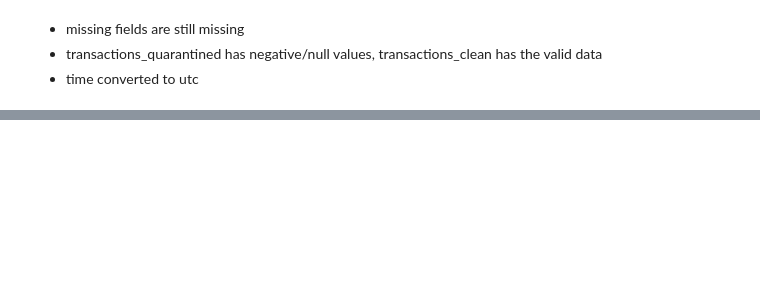
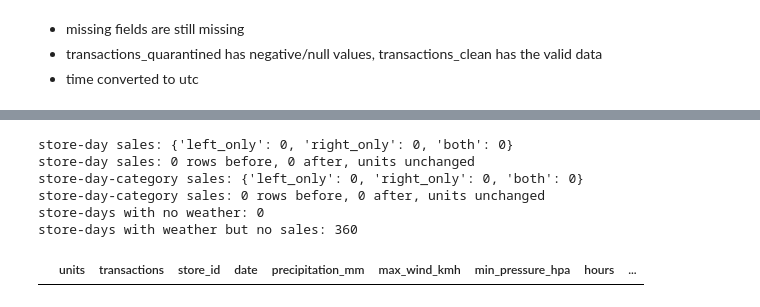
Before and after one commit to ayanrasulova/ds2002-midterm, a Jupyter notebook: notebooks/midterm_notebook.ipynb, the cells around one changed output, grey strips where cells are left out. Saved outputs shown, nothing was run; the diff lists cells and outputs as text; code cells hidden in the pictures; blank space fills up the shorter version.

```diff
--- a/notebooks/midterm_notebook.ipynb
+++ b/notebooks/midterm_notebook.ipynb
@@ -392,0 +665,36 @@ stores without coordinates: 0
+# %%
+# left join weather onto sales and check nothing changed
+def join_weather(sales_frame, name):
+    joined = sales_frame.merge(
+        weather_daily, on=["store_id", "date"], how="left",
+        validate="many_to_one", indicator=True,
+    )
+    print(f"{name}: {joined['_merge'].value_counts().to_dict()}")
+    assert len(joined) == len(sales_frame), f"{name}: join changed the row count"
+    assert not joined["_merge"].eq("right_only").any(), f"{name}: right_only rows present"
+    assert joined["units"].sum() == sales_frame["units"].sum(), f"{name}: join changed total units"
+    print(f"{name}: {len(sales_frame):,} rows before, {len(joined):,} after, units unchanged")
+    joined["has_weather"] = joined["_merge"].eq("both")
+    return joined.drop(columns="_merge")
+
+store_day_weather = join_weather(daily_store_sales, "store-day sales")
+category_day_weather = join_weather(daily_category_sales, "store-day-category sales")
+
+# sales days with no weather
+unmatched_sales_days = store_day_weather.loc[~store_day_weather["has_weather"], ["store_id", "date"]]
+print(f"store-days with no weather: {len(unmatched_sales_days)}")
+if len(unmatched_sales_days) > 0:
+    display(unmatched_sales_days)
+
+# weather days with no sales
+weather_without_sales = len(weather_daily) - int(store_day_weather["has_weather"].sum())
+print(f"store-days with weather but no sales: {weather_without_sales}")
+display(store_day_weather.head())
+# %% [output]
+store-day sales: {'left_only': 0, 'right_only': 0, 'both': 0}
+store-day sales: 0 rows before, 0 after, units unchanged
+store-day-category sales: {'left_only': 0, 'right_only': 0, 'both': 0}
+store-day-category sales: 0 rows before, 0 after, units unchanged
+store-days with no weather: 0
+store-days with weather but no sales: 360
+|  | units | transactions | store_id | date | precipitation_mm | max_wind_kmh | min_pressure_hpa | hours | ... |
```
Also changed, not shown: parts of 12 cells of this notebook, 1 other file.
